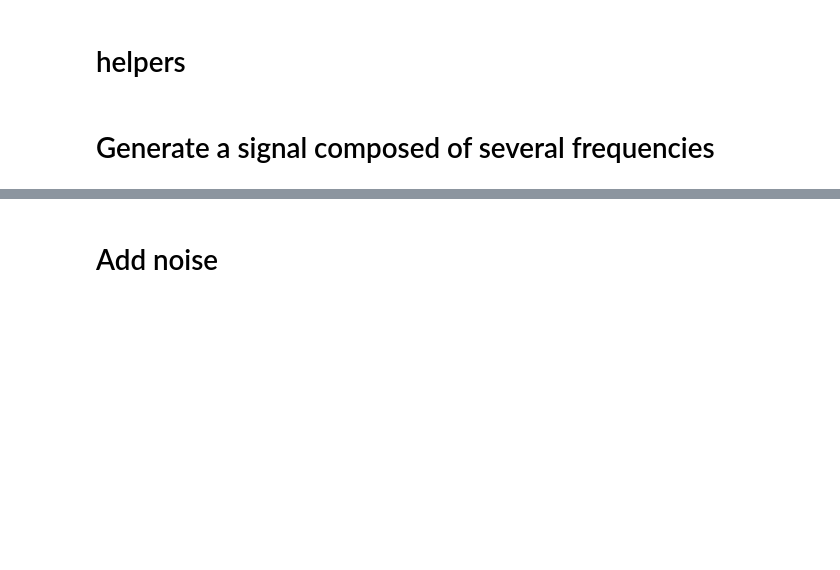
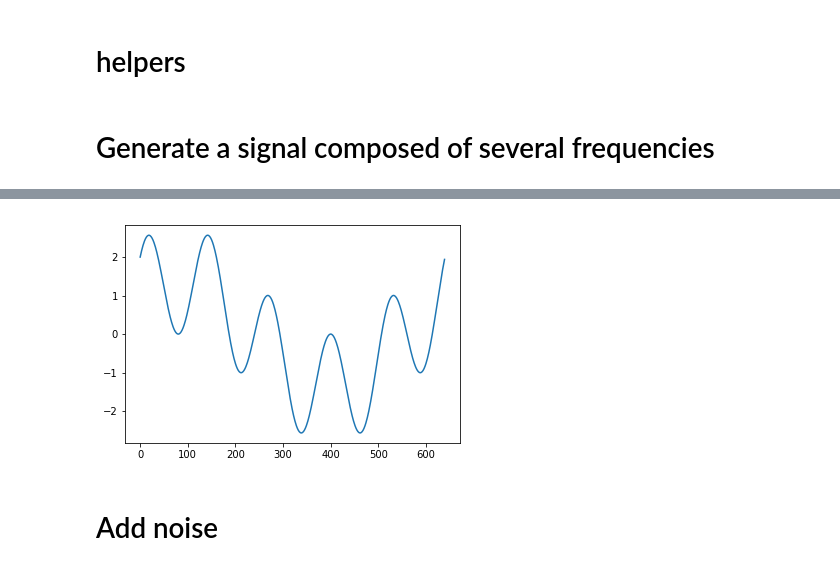
Before and after one commit to yurigorokhov/notebooks, a Jupyter notebook: Fourier Analysis.ipynb, the cells around one changed output, grey strips where cells are left out. Cells and saved outputs as stored; diff of their text form; code cells hidden in the pictures; blank space fills up the shorter version.

```diff
--- a/Fourier Analysis.ipynb
+++ b/Fourier Analysis.ipynb
@@ -13,13 +15,19 @@ def plot(x, y):
 # Generate a signal composed of several frequencies
 # %%
 # list of frequencies that are combined
-frequencies = [1, 2]
+
+samples = 640
+samples_per_second = 640
+
+frequencies = map(lambda f: f * 2*math.pi/samples_per_second, [1, 5])
 
 # generate signal
-time = np.arange(0, 64, 0.1)
+time = np.arange(0, samples, 1)
 signal = np.zeros(len(time))
 for f in frequencies:
     signal = np.add(signal, np.sin(f*time))
+    signal = np.add(signal, np.cos(f*time))
+
 
 plot(time, signal)
 # %% [output]
@@ -28,3 +34,4 @@ plot(time, signal)
+[figure, added]
 # %% [markdown]
 # Add noise
 # %%
```
Also changed, not shown: parts of 10 cells of this notebook, 3 other files.
